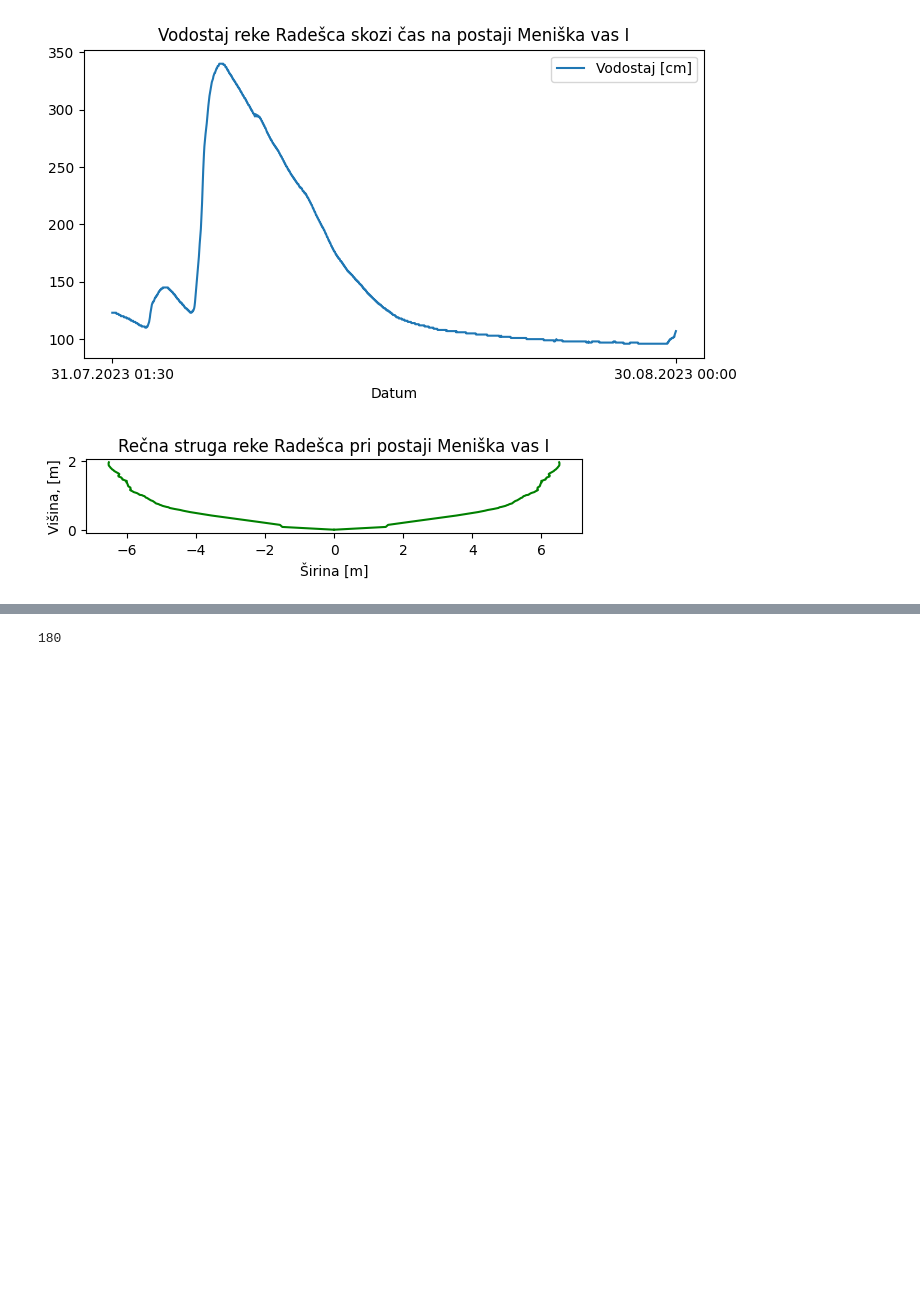
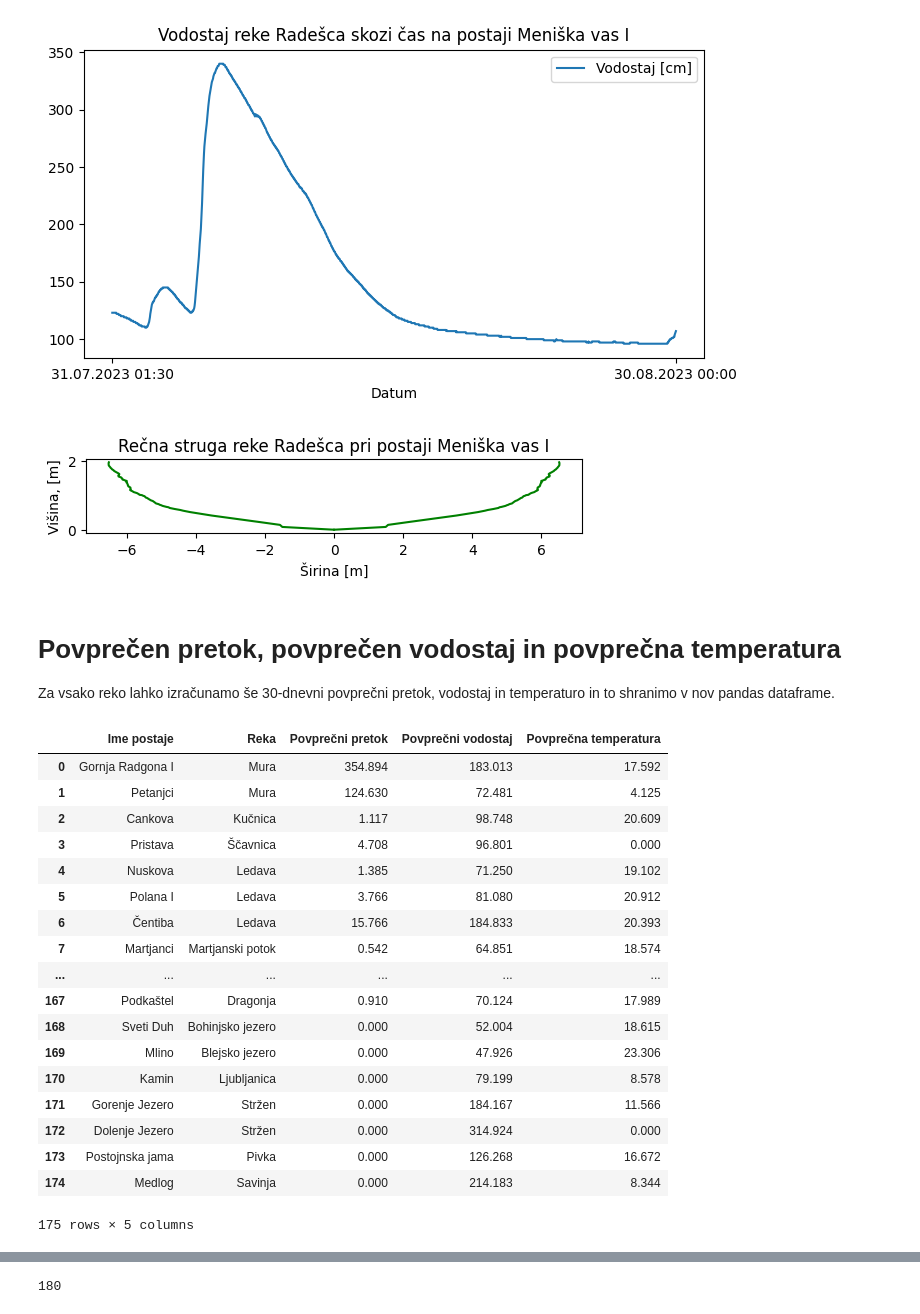
Before and after one commit to ld7426/projektna, a Jupyter notebook: Analiza.ipynb, the cells around one changed output, grey strips where cells are left out. Cells and saved outputs as stored; diff of their text form; code cells hidden in the pictures; blank space fills up the shorter version.

Commit message:
Narejen nov dataframe povprečij in sortiranje

```diff
--- a/Analiza.ipynb
+++ b/Analiza.ipynb
@@ -265,3 +265,53 @@ izris(random.choice(slovar)["ID"])
 # %%
 plt.close()
 %matplotlib inline
+# %% [markdown]
+# Povprečen pretok, povprečen vodostaj in povprečna temperatura
+
+Za vsako reko lahko izračunamo še 30-dnevni povprečni pretok, vodostaj in temperaturo in to shranimo v nov pandas dataframe.
+# %%
+def izracun_povprecnih_stvari(vrstica):
+    """
+    funkcija ki iz vnosa v slovarju vrne array
+    [ime, reka, povprečni pretok, povprečen vodostaj, povprečna temperatura, maksimalna dosežena širina struge]
+    """
+
+    ime = vrstica["Ime"]
+    reka = vrstica["Reka"]
+    id = vrstica["ID"]
+
+    povpcsv = pd.read_csv("postaje/" + id + ".csv", ).replace("-", 0) #lahko me tepe, če podatki niso popolni, ker potem rata povprečje manjše
+    povpcsv[prtk] = povpcsv[prtk].astype("float")
+    povpcsv[vdstj] = povpcsv[vdstj].astype("float")
+    povpcsv["Temperatura vode [°C]"] = povpcsv["Temperatura vode [°C]"].astype("float")
+
+
+    povppretok = povpcsv.loc[:, prtk].mean().round(3)
+    povpvodostaj = povpcsv.loc[:, vdstj].mean().round(3)
+    povptemp = povpcsv.loc[:, "Temperatura vode [°C]"].mean().round(3)
+
+    return [ime, reka, povppretok, povpvodostaj, povptemp]
+# %%
+seznam_povprecij = [izracun_povprecnih_stvari(vrstica) for vrstica in slovar[:-5]]
+povprecjapd = pd.DataFrame(seznam_povprecij, columns = ["Ime postaje", "Reka", "Povprečni pretok", "Povprečni vodostaj", "Povprečna temperatura"])
+povprecjapd
+# %% [output]
+|  | Ime postaje | Reka | Povprečni pretok | Povprečni vodostaj | Povprečna temperatura |
+| 0 | Gornja Radgona I | Mura | 354.894 | 183.013 | 17.592 |
+| 1 | Petanjci | Mura | 124.630 | 72.481 | 4.125 |
+| 2 | Cankova | Kučnica | 1.117 | 98.748 | 20.609 |
+| 3 | Pristava | Ščavnica | 4.708 | 96.801 | 0.000 |
+| 4 | Nuskova | Ledava | 1.385 | 71.250 | 19.102 |
+| 5 | Polana I | Ledava | 3.766 | 81.080 | 20.912 |
+| 6 | Čentiba | Ledava | 15.766 | 184.833 | 20.393 |
+| 7 | Martjanci | Martjanski potok | 0.542 | 64.851 | 18.574 |
+| ... | ... | ... | ... | ... | ... |
+| 167 | Podkaštel | Dragonja | 0.910 | 70.124 | 17.989 |
+| 168 | Sveti Duh | Bohinjsko jezero | 0.000 | 52.004 | 18.615 |
+| 169 | Mlino | Blejsko jezero | 0.000 | 47.926 | 23.306 |
+| 170 | Kamin | Ljubljanica | 0.000 | 79.199 | 8.578 |
+| 171 | Gorenje Jezero | Stržen | 0.000 | 184.167 | 11.566 |
+| 172 | Dolenje Jezero | Stržen | 0.000 | 314.924 | 0.000 |
+| 173 | Postojnska jama | Pivka | 0.000 | 126.268 | 16.672 |
+| 174 | Medlog | Savinja | 0.000 | 214.183 | 8.344 |
+175 rows × 5 columns
```
Also changed, not shown: parts of 7 cells of this notebook.
